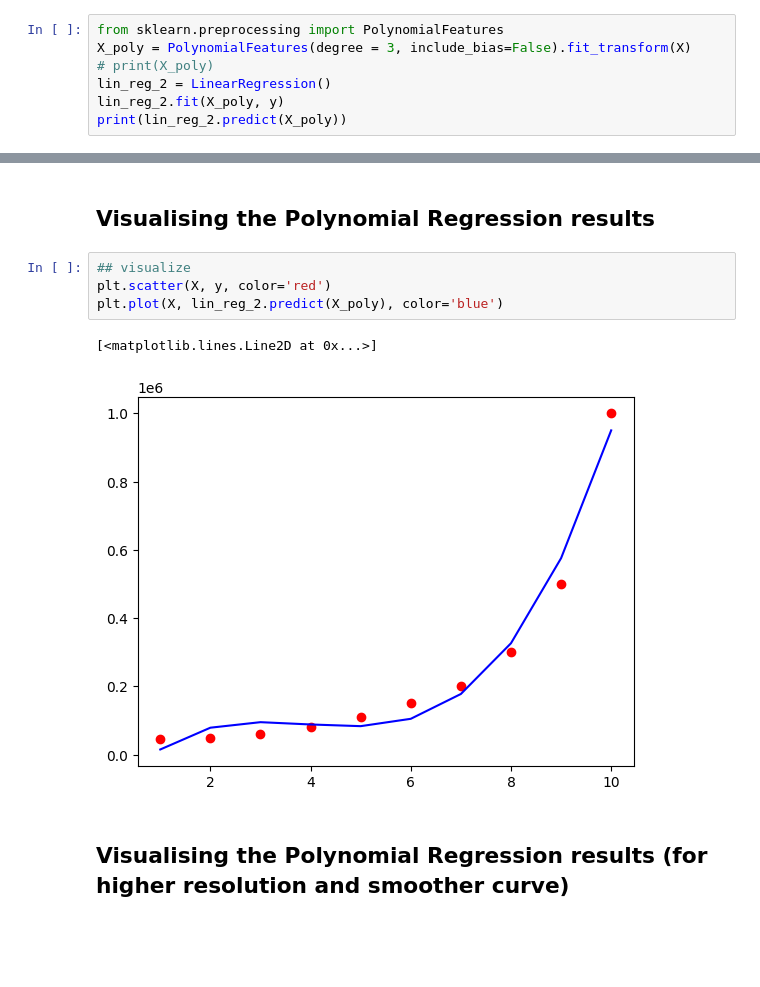
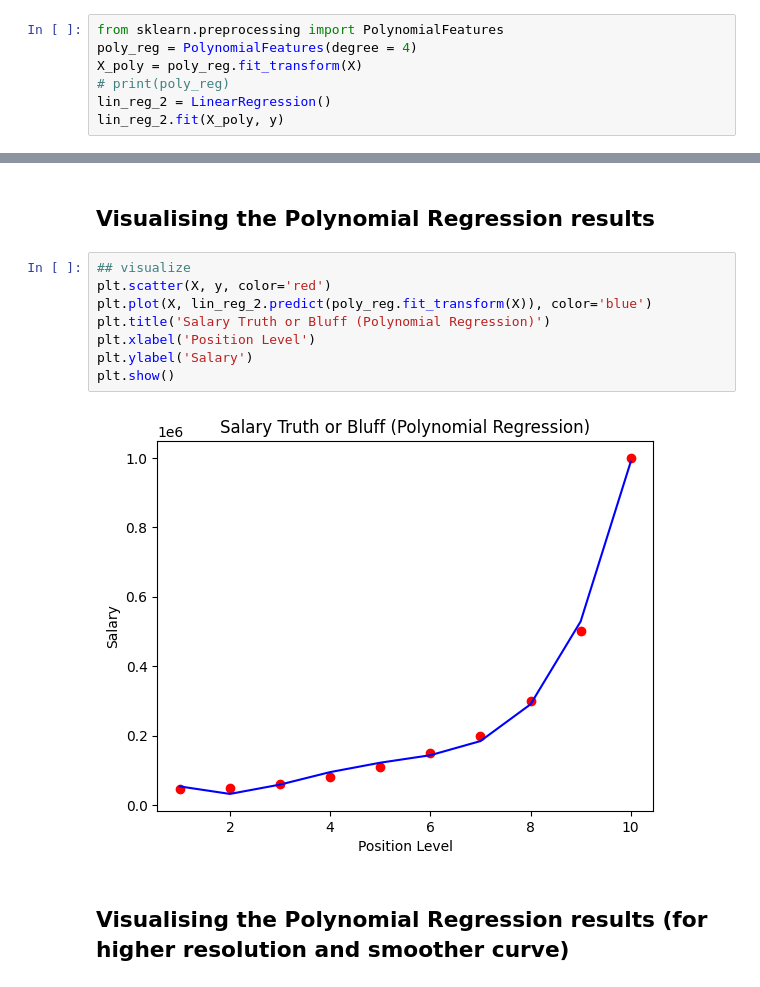
Before and after one commit to stall84/machine-learning-basics-notes, a Jupyter notebook: exercises/udemy_course_workbooks/8_polinomial_regression/polynomial_regression.ipynb, the cells around one changed output, grey strips where cells are left out. Drawn from its saved outputs; the diff is of its cells as text; blank space fills up the shorter version.

Commit message:
Fixed original errors with chaining the fit_transform onto the poly_reg obj

```diff
--- a/exercises/udemy_course_workbooks/8_polinomial_regression/polynomial_regression.ipynb
+++ b/exercises/udemy_course_workbooks/8_polinomial_regression/polynomial_regression.ipynb
@@ -43,9 +43,9 @@ LinearRegression()
 ## Training the Polynomial Regression model on the whole dataset
 # %%
 from sklearn.preprocessing import PolynomialFeatures
-X_poly = PolynomialFeatures(degree = 3, include_bias=False).fit_transform(X)
-# print(X_poly)
+poly_reg = PolynomialFeatures(degree = 4)
+X_poly = poly_reg.fit_transform(X)
+# print(poly_reg)
 lin_reg_2 = LinearRegression()
 lin_reg_2.fit(X_poly, y)
-print(lin_reg_2.predict(X_poly))
 # %% [output]
@@ -67,10 +65,13 @@ plt.plot(X, lin_reg.predict(X), color='blue')
 # %%
 ## visualize
 plt.scatter(X, y, color='red')
-plt.plot(X, lin_reg_2.predict(X_poly), color='blue')
+plt.plot(X, lin_reg_2.predict(poly_reg.fit_transform(X)), color='blue')
+plt.title('Salary Truth or Bluff (Polynomial Regression)')
+plt.xlabel('Position Level')
+plt.ylabel('Salary')
+plt.show()
 # %% [output]
-[<matplotlib.lines.Line2D at 0x...>]
-[figure, old version]
+[figure, new version]
 # %% [markdown]
 ## Visualising the Polynomial Regression results (for higher resolution and smoother curve)
 # %% [markdown]
```
Also changed, not shown: parts of 1 cell of this notebook.
